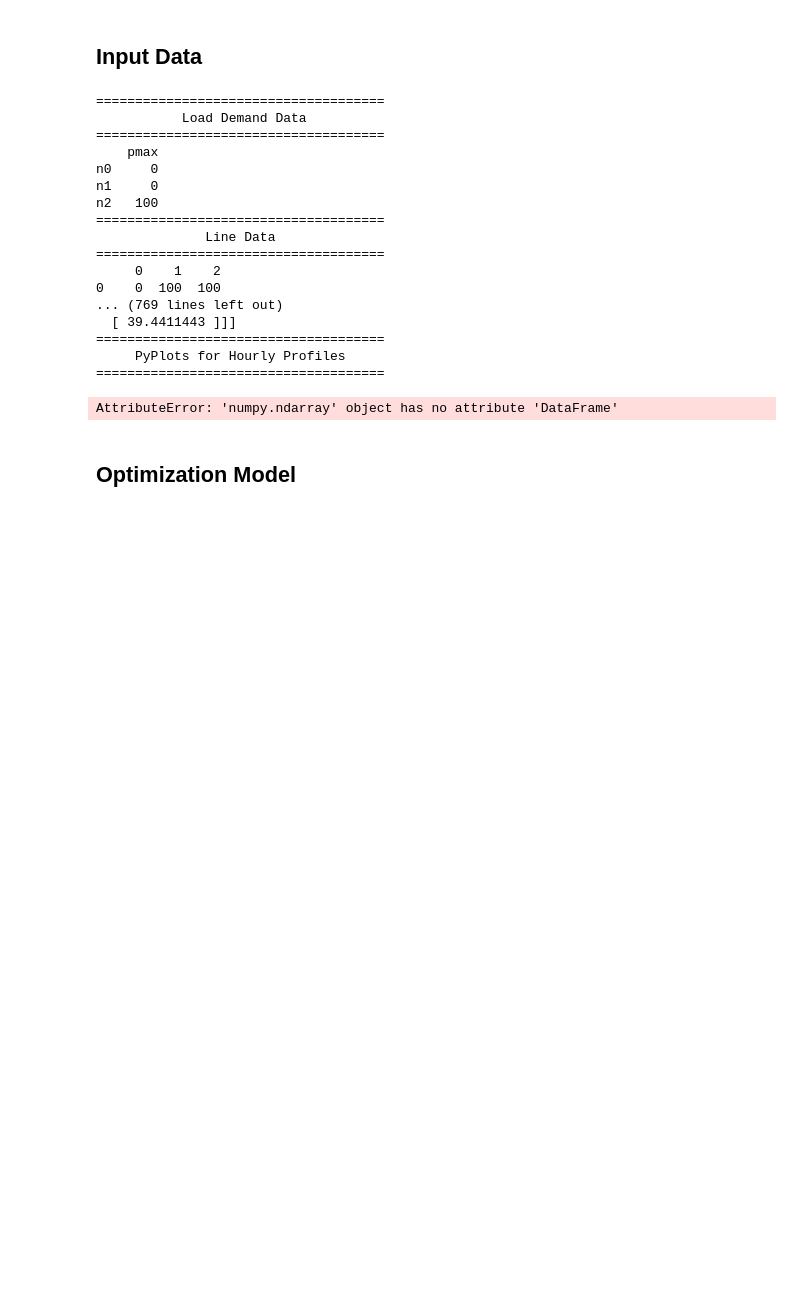
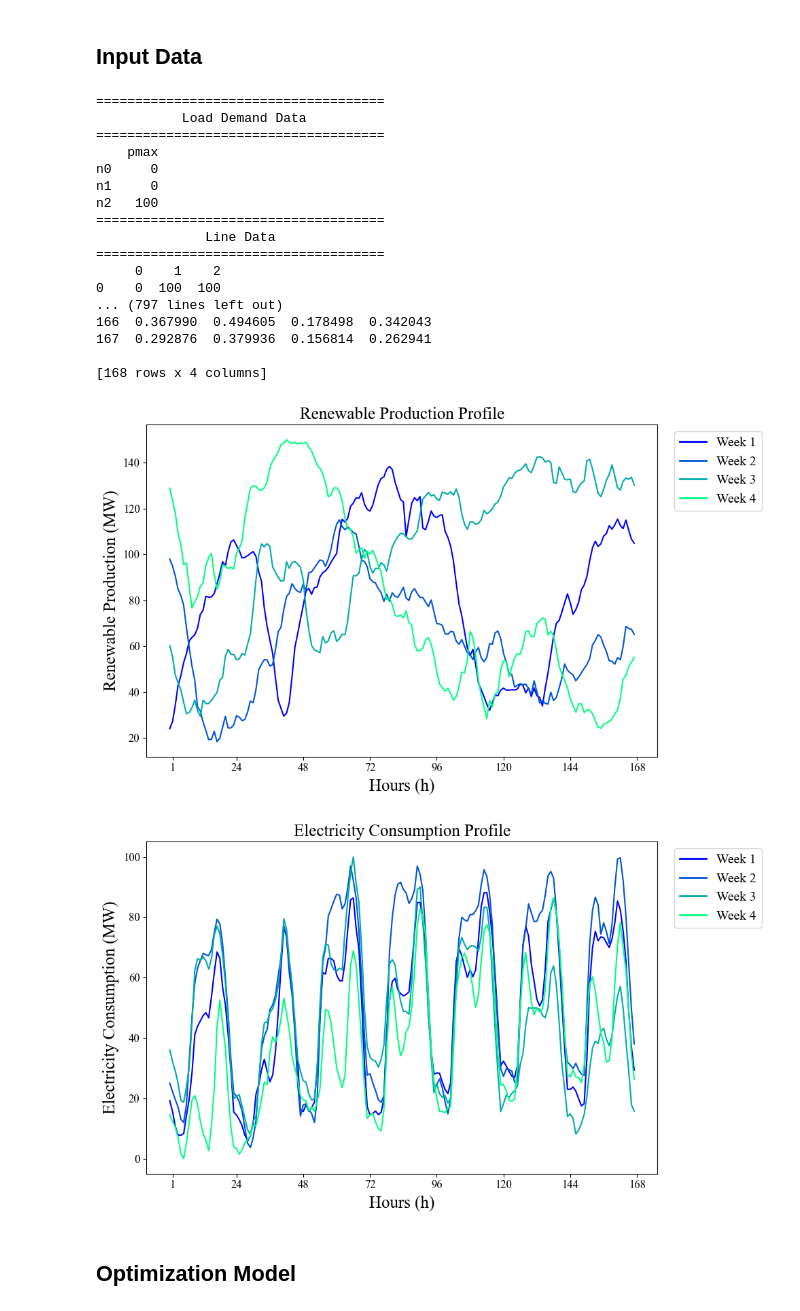
Before and after one commit to sanaz-mahmoudi/sanazmahmoudi, a Jupyter notebook: Newcastle_University_Interview.ipynb, the cells around one changed output. Drawn from its saved outputs; the diff is of its cells as text; code cells hidden in the pictures; blank space fills up the shorter version.

```diff
--- a/Newcastle_University_Interview.ipynb
+++ b/Newcastle_University_Interview.ipynb
@@ -105,10 +105,10 @@ nd = 28;  # Number of Days
 nh = 24;  # Number of Hours
 
 d_profile = h_data['Normalised Electricity Consumption Profile'].values.reshape((nd, nh))
-pd = np.zeros((nd, nh, nn))
+pld = np.zeros((nd, nh, nn))
 for i in range(nn):
-    pd[:, :, i] = d_profile * dem['pmax'].values[i]
-print('Hourly Load Demand =\n', pd)
+    pld[:, :, i] = d_profile * dem['pmax'].values[i]
+print('Hourly Load Demand =\n', pld)
 
 r_profile = h_data['Normalised Electricity Consumption Profile'].values.reshape((nd, nh))
 pr = np.zeros((nd, nh, nw))
@@ -166,44 +166,45 @@ plt.figure(figsize=(10, 6))
 x = np.arange(len(w_dem_data.index))
 
 for i, week in enumerate(w_dem_data.columns):
-    plt.plot(x, w_dem_data[week] * dem['pmax'].values, label=f'Week {i+1}', color=colors(i))
+    plt.plot(x, w_dem_data[week] * dem['pmax'].values[2], label=f'Week {i+1}', color=colors(i))
 
 # Legend
 legend_lines = [Line2D([0], [0], color=colors(i), lw=2) for i in range(w_dem_data.shape[1])]
 legend_labels = [f'Week {i+1}' for i in range(w_dem_data.shape[1])]
 plt.legend(legend_lines, legend_labels, loc='upper left', bbox_to_anchor=(1.02, 1), fontsize=14)
 
 # Axes
 tick_positions = [1] + [24 * i for i in range(1, 8)]
 tick_positions = [t for t in tick_positions if t <= 168]
 plt.xticks(tick_positions, [str(t) for t in tick_positions], fontsize=12)
 plt.yticks(fontsize=12)
 
 # Labels
 plt.xlabel('Hours (h)', fontname='Times New Roman', fontsize=18)
 plt.ylabel('Electricity Consumption (MW)', fontname='Times New Roman', fontsize=18)
 plt.title('Electricity Consumption Profile', fontname='Times New Roman', fontsize=18)
 plt.tight_layout()
 plt.show()
 # %% [output]
 =====================================
            Load Demand Data
 =====================================
     pmax
 n0     0
 n1     0
 n2   100
 =====================================
               Line Data
 =====================================
      0    1    2
 0    0  100  100
-... (769 lines left out)
-  [ 39.4411443 ]]]
-=====================================
-     PyPlots for Hourly Profiles
-=====================================
+... (797 lines left out)
+166  0.367990  0.494605  0.178498  0.342043
+167  0.292876  0.379936  0.156814  0.262941
+
+[168 rows x 4 columns]
-AttributeError: 'numpy.ndarray' object has no attribute 'DataFrame'
+[figure, added]
+[figure, added]
 # %% [markdown]
 ## Optimization Model
 # %%
```
Also changed, not shown: parts of 2 cells of this notebook.
